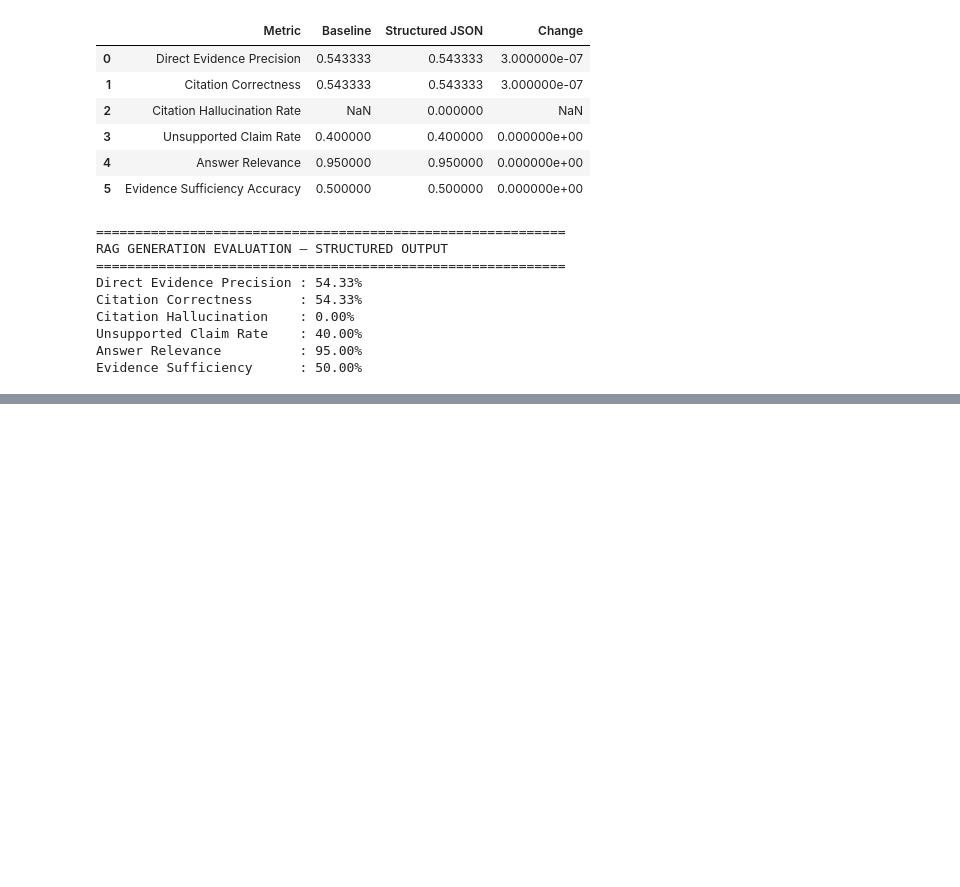
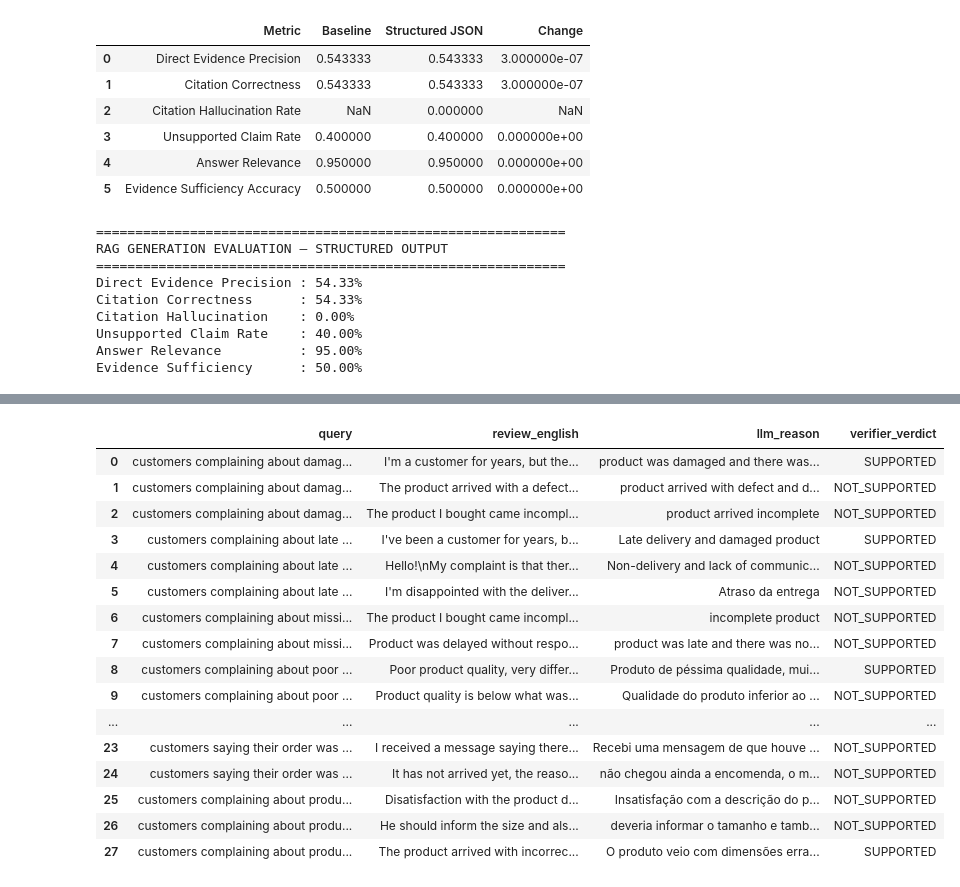
Before and after one commit to akshatsinha2027/RetailQ, a Jupyter notebook: rag_experiments.ipynb, the cells around one changed output, grey strips where cells are left out. Cells and saved outputs as stored; diff of their text form; code cells hidden in the pictures; blank space fills up the shorter version.

```diff
--- a/rag_experiments.ipynb
+++ b/rag_experiments.ipynb
@@ -2945,0 +3222,63 @@ Evidence Sufficiency      : 50.00%
+# %%
+def translate_review_to_english(review_text):
+
+    prompt = f"""
+Translate the following Brazilian Portuguese customer review into English.
+
+Rules:
+- Translate faithfully.
+- Do not summarize.
+- Do not add information.
+- Preserve the meaning of complaints, problems, products, delivery,
+  seller communication, dimensions, quality, etc.
+- Return ONLY the English translation.
+
+Portuguese review:
+{review_text}
+"""
+
+    response = ollama.chat(
+        model="llama3.2:3b",
+        messages=[
+            {
+                "role": "user",
+                "content": prompt
+            }
+        ]
+    )
+
+    return response["message"]["content"].strip()
+# %%
+verification_df["review_english"] = [
+    translate_review_to_english(text)
+    for text in verification_df["review_text"]
+]
+# %%
+pd.set_option("display.max_colwidth", 500)
+
+verification_df[
+    [
+        "query",
+        "review_english",
+        "llm_reason",
+        "verifier_verdict"
+    ]
+]
+# %% [output]
+|  | query | review_english | llm_reason | verifier_verdict |
+| 0 | customers complaining about damag... | I'm a customer for years, but the... | product was damaged and there was... | SUPPORTED |
+| 1 | customers complaining about damag... | The product arrived with a defect... | product arrived with defect and d... | NOT_SUPPORTED |
+| 2 | customers complaining about damag... | The product I bought came incompl... | product arrived incomplete | NOT_SUPPORTED |
+| 3 | customers complaining about late ... | I've been a customer for years, b... | Late delivery and damaged product | SUPPORTED |
+| 4 | customers complaining about late ... | Hello!\nMy complaint is that ther... | Non-delivery and lack of communic... | NOT_SUPPORTED |
+| 5 | customers complaining about late ... | I'm disappointed with the deliver... | Atraso da entrega | NOT_SUPPORTED |
+| 6 | customers complaining about missi... | The product I bought came incompl... | incomplete product | NOT_SUPPORTED |
+| 7 | customers complaining about missi... | Product was delayed without respo... | product was late and there was no... | NOT_SUPPORTED |
+| 8 | customers complaining about poor ... | Poor product quality, very differ... | Produto de péssima qualidade, mui... | SUPPORTED |
+| 9 | customers complaining about poor ... | Product quality is below what was... | Qualidade do produto inferior ao ... | NOT_SUPPORTED |
+| ... | ... | ... | ... | ... |
+| 23 | customers saying their order was ... | I received a message saying there... | Recebi uma mensagem de que houve ... | NOT_SUPPORTED |
+| 24 | customers saying their order was ... | It has not arrived yet, the reaso... | não chegou ainda a encomenda, o m... | NOT_SUPPORTED |
+| 25 | customers complaining about produ... | Disatisfaction with the product d... | Insatisfação com a descrição do p... | NOT_SUPPORTED |
+| 26 | customers complaining about produ... | He should inform the size and als... | deveria informar o tamanho e tamb... | NOT_SUPPORTED |
+| 27 | customers complaining about produ... | The product arrived with incorrec... | O produto veio com dimensões erra... | SUPPORTED |
```
Also changed, not shown: parts of 17 cells of this notebook.
